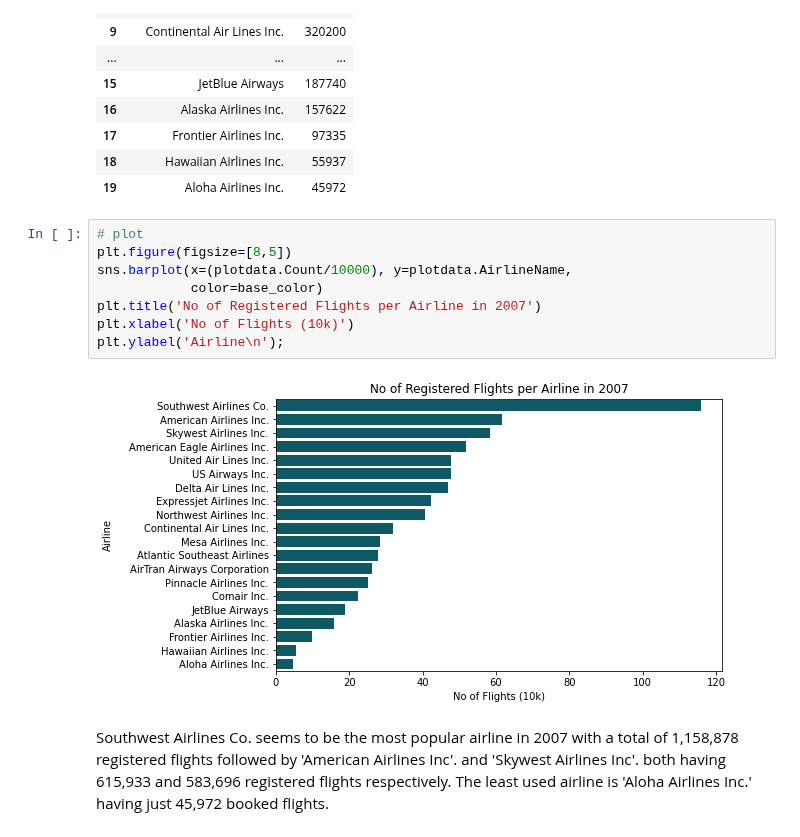
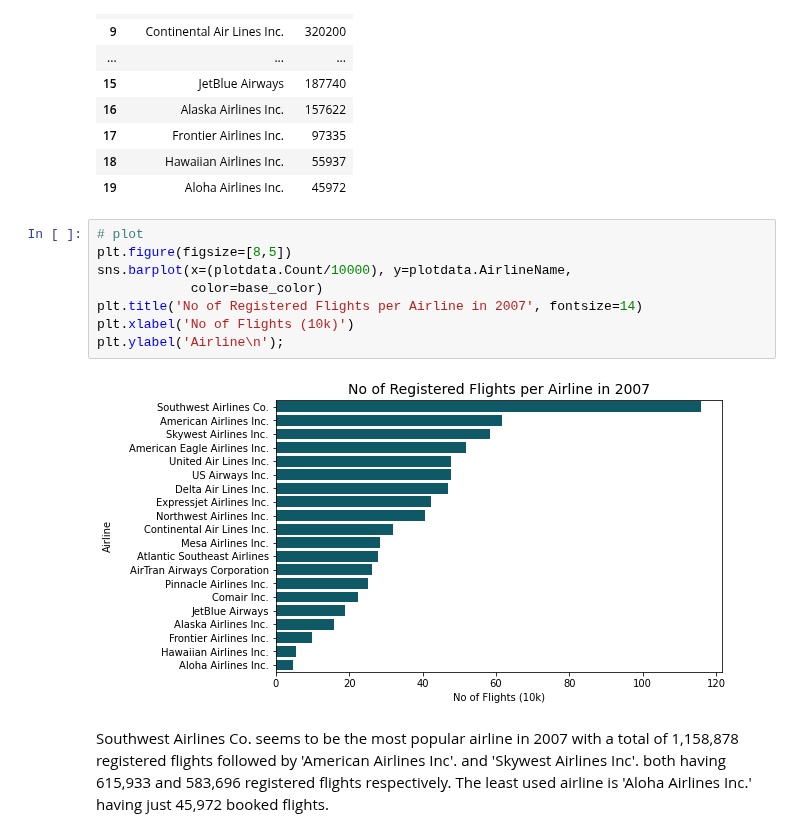
Before and after one commit to EsosaOrumwese/ALX-T-Nanodegree, a Jupyter notebook: Data Analytics/Projects/Airline On-Time Performance Data/eda_act.ipynb, the cells around one changed output. Drawn from its saved outputs; the diff is of its cells as text.

```diff
--- a/Data Analytics/Projects/Airline On-Time Performance Data/eda_act.ipynb
+++ b/Data Analytics/Projects/Airline On-Time Performance Data/eda_act.ipynb
@@ -480,13 +480,13 @@ plotdata
 # %%
 # plot
 plt.figure(figsize=[8,5])
 sns.barplot(x=(plotdata.Count/10000), y=plotdata.AirlineName,
             color=base_color)
-plt.title('No of Registered Flights per Airline in 2007')
+plt.title('No of Registered Flights per Airline in 2007', fontsize=14)
 plt.xlabel('No of Flights (10k)')
 plt.ylabel('Airline\n');
 # %% [output]
-[figure, old version]
+[figure, new version]
 # %% [markdown]
 Southwest Airlines Co. seems to be the most popular airline in 2007 with a total of 1,158,878 registered flights followed by 'American Airlines Inc'. and 'Skywest Airlines Inc'. both having 615,933 and 583,696 registered flights respectively. The least used airline is 'Aloha Airlines Inc.' having just 45,972 booked flights.
 # %% [markdown]
```
Also changed, not shown: parts of 8 cells of this notebook.
